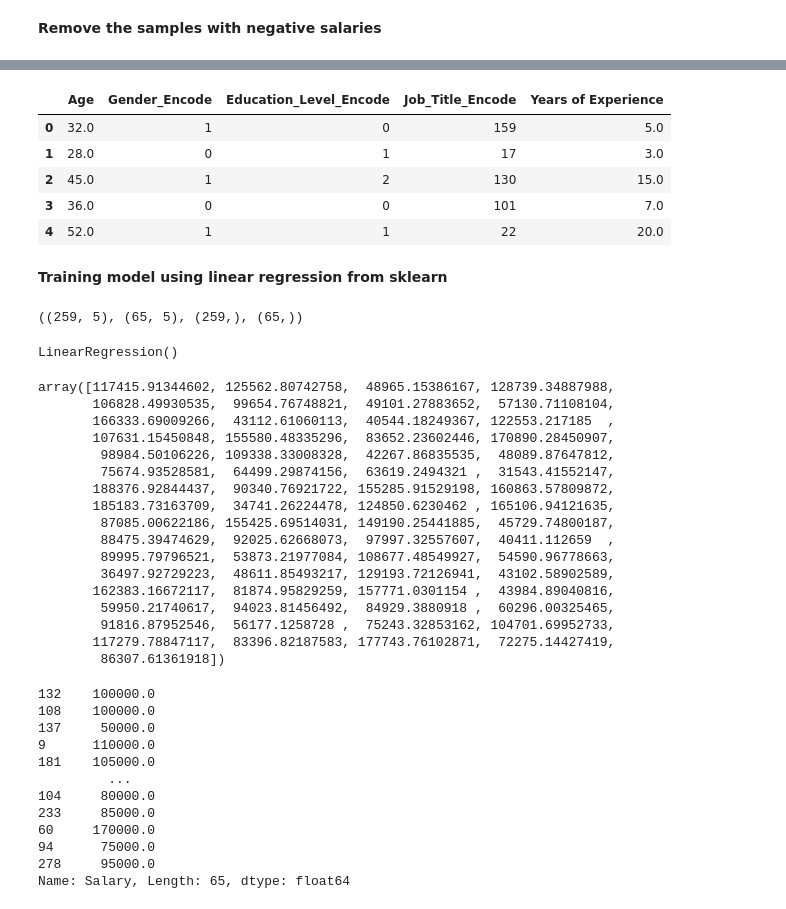
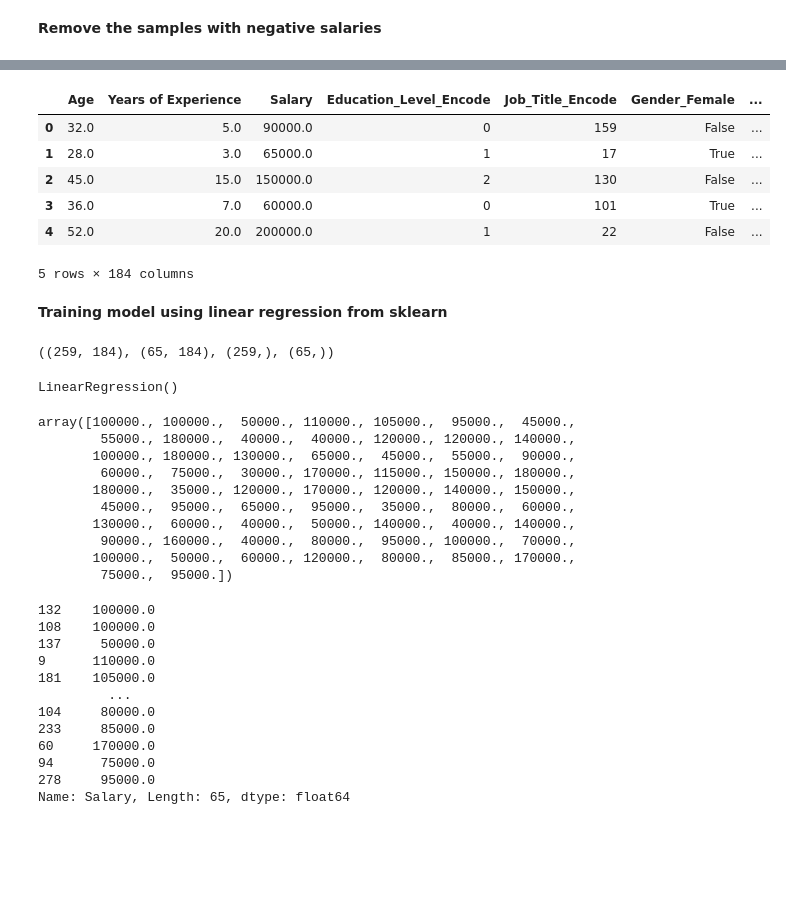
Before and after one commit to ouriquco/Salary-Predictions, a Jupyter notebook: TB_Linear regression from sklearn.ipynb, the cells around one changed output, grey strips where cells are left out. Cells and saved outputs as stored; diff of their text form; code cells hidden in the pictures; blank space fills up the shorter version.

```diff
--- a/TB_Linear regression from sklearn.ipynb
+++ b/TB_Linear regression from sklearn.ipynb
@@ -6,3 +4,3 @@ ModuleNotFoundError: No module named 'google.colab'
 # %%
 import pandas as pd
-df = pd.read_csv("Salary Data.csv")
+df = pd.read_csv("Salary_Data.csv")
@@ -57,6 +47,7 @@ Years of Experience    1
 Salary                 1
 dtype: int64
 # %%
-df1.dropna(how='any',inplace=True)
+# df1.dropna(how='any',inplace=True)
+df1.dropna()
 df1.shape
 # %% [output]
@@ -92,6 +85,9 @@ df3 = df1[df1['Salary'] >= 0]
 # %%
 from sklearn.preprocessing import LabelEncoder
+
 label_encoder = LabelEncoder()
+
 df3['Gender_Encode'] = label_encoder.fit_transform(df3['Gender'])
 df3['Education_Level_Encode'] = label_encoder.fit_transform(df3['Education Level'])
 df3['Job_Title_Encode'] = label_encoder.fit_transform(df3['Job Title'])
+df3 = pd.get_dummies(df3)
@@ -98,14 +110,18 @@ df3['Job_Title_Encode'] = label_encoder.fit_transform(df3['Job Title'])
 # %%
-x=df3[['Age','Gender_Encode','Education_Level_Encode', 'Job_Title_Encode','Years of Experience']]
+# x=df3[['Age','Gender_Encode','Education_Level_Encode', 'Job_Title_Encode','Years of Experience']]
+x = df3.drop(['Salary'], axis=1)
+x = df3.drop(['Gender_Encode'], axis=1)
+
 y=df3['Salary']
 x.head()
 # %% [output]
-|  | Age | Gender_Encode | Education_Level_Encode | Job_Title_Encode | Years of Experience |
-| 0 | 32.0 | 1 | 0 | 159 | 5.0 |
-| 1 | 28.0 | 0 | 1 | 17 | 3.0 |
-| 2 | 45.0 | 1 | 2 | 130 | 15.0 |
-| 3 | 36.0 | 0 | 0 | 101 | 7.0 |
-| 4 | 52.0 | 1 | 1 | 22 | 20.0 |
+|  | Age | Years of Experience | Salary | Education_Level_Encode | Job_Title_Encode | Gender_Female | ... |
+| 0 | 32.0 | 5.0 | 90000.0 | 0 | 159 | False | ... |
+| 1 | 28.0 | 3.0 | 65000.0 | 1 | 17 | True | ... |
+| 2 | 45.0 | 15.0 | 150000.0 | 2 | 130 | False | ... |
+| 3 | 36.0 | 7.0 | 60000.0 | 0 | 101 | True | ... |
+| 4 | 52.0 | 20.0 | 200000.0 | 1 | 22 | False | ... |
+5 rows × 184 columns
 # %% [markdown]
 **Training model using linear regression from sklearn**
 # %%
@@ -113,7 +129,7 @@ from sklearn.model_selection import train_test_split
 x_train,x_test,y_train,y_test=train_test_split(x,y,test_size=0.2,random_state=42)
 x_train.shape,x_test.shape,y_train.shape,y_test.shape
 # %% [output]
-((259, 5), (65, 5), (259,), (65,))
+((259, 184), (65, 184), (259,), (65,))
 # %%
 from sklearn.linear_model import LinearRegression
 LinearRegression=LinearRegression()
@@ -124,23 +140,16 @@ LinearRegression()
 y_pred=LinearRegression.predict(x_test)
 y_pred
 # %% [output]
-array([117415.91344602, 125562.80742758,  48965.15386167, 128739.34887988,
-       106828.49930535,  99654.76748821,  49101.27883652,  57130.71108104,
-       166333.69009266,  43112.61060113,  40544.18249367, 122553.217185  ,
-       107631.15450848, 155580.48335296,  83652.23602446, 170890.28450907,
-        98984.50106226, 109338.33008328,  42267.86835535,  48089.87647812,
-        75674.93528581,  64499.29874156,  63619.2494321 ,  31543.41552147,
-       188376.92844437,  90340.76921722, 155285.91529198, 160863.57809872,
-       185183.73163709,  34741.26224478, 124850.6230462 , 165106.94121635,
-        87085.00622186, 155425.69514031, 149190.25441885,  45729.74800187,
-        88475.39474629,  92025.62668073,  97997.32557607,  40411.112659  ,
-        89995.79796521,  53873.21977084, 108677.48549927,  54590.96778663,
-        36497.92729223,  48611.85493217, 129193.72126941,  43102.58902589,
-       162383.16672117,  81874.95829259, 157771.0301154 ,  43984.89040816,
-        59950.21740617,  94023.81456492,  84929.3880918 ,  60296.00325465,
-        91816.87952546,  56177.1258728 ,  75243.32853162, 104701.69952733,
-       117279.78847117,  83396.82187583, 177743.76102871,  72275.14427419,
-        86307.61361918])
+array([100000., 100000.,  50000., 110000., 105000.,  95000.,  45000.,
+        55000., 180000.,  40000.,  40000., 120000., 120000., 140000.,
+       100000., 180000., 130000.,  65000.,  45000.,  55000.,  90000.,
+        60000.,  75000.,  30000., 170000., 115000., 150000., 180000.,
+       180000.,  35000., 120000., 170000., 120000., 140000., 150000.,
+        45000.,  95000.,  65000.,  95000.,  35000.,  80000.,  60000.,
+       130000.,  60000.,  40000.,  50000., 140000.,  40000., 140000.,
+        90000., 160000.,  40000.,  80000.,  95000., 100000.,  70000.,
+       100000.,  50000.,  60000., 120000.,  80000.,  85000., 170000.,
+        75000.,  95000.])
 # %%
 y_test
 # %% [output]
```
Also changed, not shown: parts of 10 cells of this notebook.
